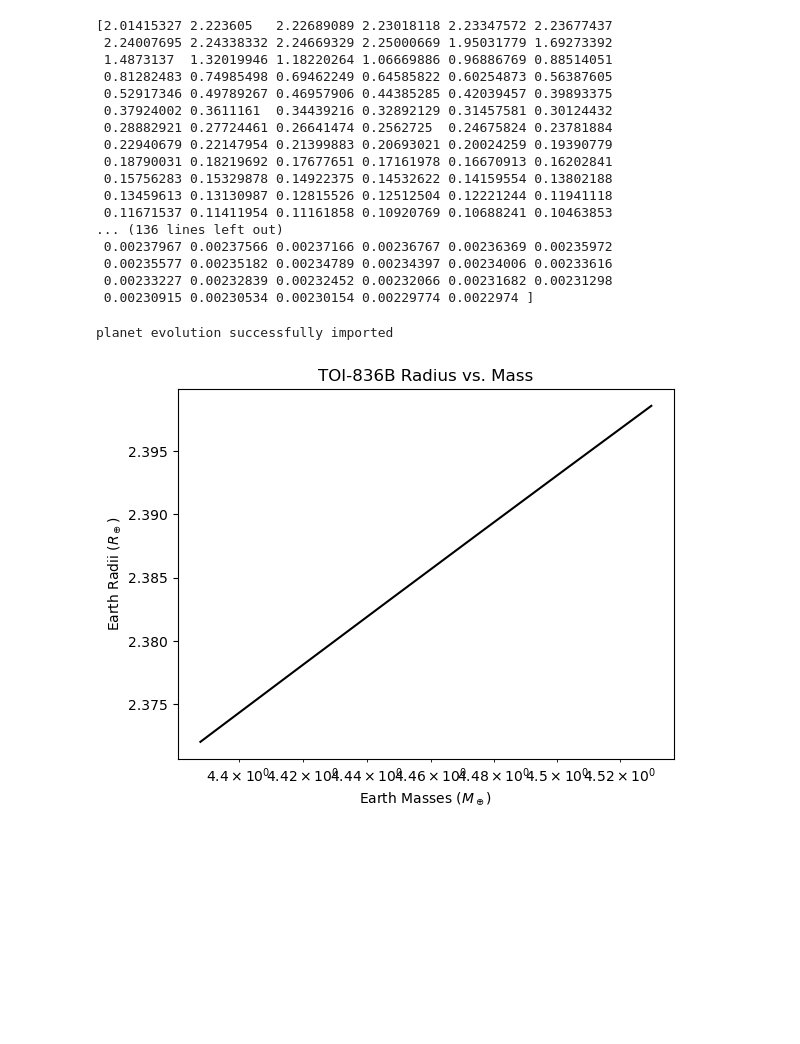
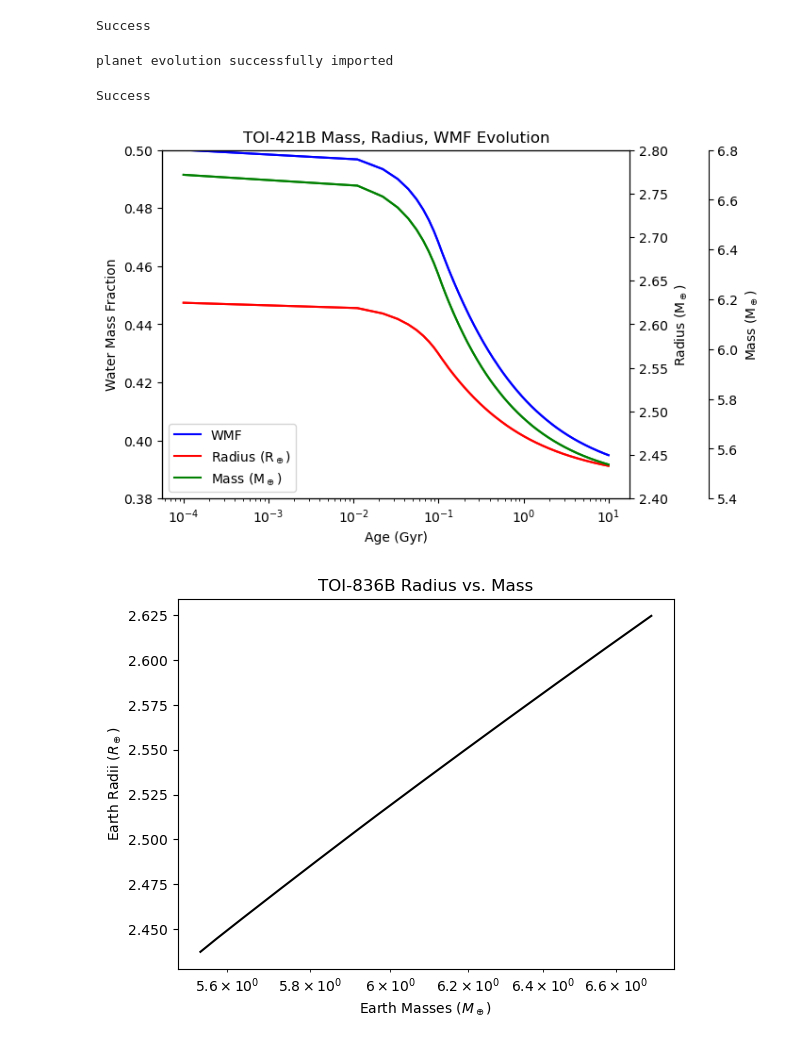
Before and after one commit to an0wen/astro9-w25-steamworldsloss, a Jupyter notebook: planet_evolution_AC.ipynb, the cells around one changed output. Cells and saved outputs as stored; diff of their text form; code cells hidden in the pictures; blank space fills up the shorter version.

```diff
--- a/planet_evolution_AC.ipynb
+++ b/planet_evolution_AC.ipynb
@@ -154,24 +151,11 @@ np.savetxt("./data/evolution_TOI-1075b_AC.dat", np.c_[time_array, mp_array, rp_a
 #print(rp_array/R_ea)
 #print(X_array)
 #print(error_array)
-print(ml_array*(Gyr*yr)/M_ea)
+#print(ml_array*(Gyr*yr)/M_ea)
-# %% [output]
-[2.01415327 2.223605   2.22689089 2.23018118 2.23347572 2.23677437
- 2.24007695 2.24338332 2.24669329 2.25000669 1.95031779 1.69273392
- 1.4873137  1.32019946 1.18220264 1.06669886 0.96886769 0.88514051
- 0.81282483 0.74985498 0.69462249 0.64585822 0.60254873 0.56387605
- 0.52917346 0.49789267 0.46957906 0.44385285 0.42039457 0.39893375
- 0.37924002 0.3611161  0.34439216 0.32892129 0.31457581 0.30124432
- 0.28882921 0.27724461 0.26641474 0.2562725  0.24675824 0.23781884
- 0.22940679 0.22147954 0.21399883 0.20693021 0.20024259 0.19390779
- 0.18790031 0.18219692 0.17677651 0.17161978 0.16670913 0.16202841
- 0.15756283 0.15329878 0.14922375 0.14532622 0.14159554 0.13802188
- 0.13459613 0.13130987 0.12815526 0.12512504 0.12221244 0.11941118
- 0.11671537 0.11411954 0.11161858 0.10920769 0.10688241 0.10463853
-... (136 lines left out)
- 0.00237967 0.00237566 0.00237166 0.00236767 0.00236369 0.00235972
- 0.00235577 0.00235182 0.00234789 0.00234397 0.00234006 0.00233616
- 0.00233227 0.00232839 0.00232452 0.00232066 0.00231682 0.00231298
- 0.00230915 0.00230534 0.00230154 0.00229774 0.0022974 ]
+# %%
+np.savetxt("./data/evolution_TOI-1075b_AC.dat", np.c_[time_array, mp_array, rp_array, X_array, error_array, ml_array], fmt='%.12f')
+print("Success")
+# %% [output]
+Success
 # %%
 #IMPORTING EVOLUTION DATA
@@ -181,12 +165,47 @@ print("planet evolution successfully imported")
 # %% [output]
 planet evolution successfully imported
+# %%
+np.savetxt("./data/evolution_TOI-421b_AC.dat", np.c_[time_array, mp_array, rp_array, X_array, error_array, ml_array], fmt='%.12f')
+print("Success")
+# %% [output]
+Success
+# %%
+fig = plt.figure()
+ax=fig.add_subplot(111)
+ax2=ax.twinx()
+ax3=ax.twinx()
+
+
+ax.set_ylim(0.38,0.5)
+ax2.set_ylim(2.4,2.8)
+ax3.set_ylim(5.4,6.8)
+ax.plot(time_array/(Gyr*yr), (X_array), color="blue", linestyle="-", label="WMF")
+ax2.plot(time_array/(Gyr*yr), (rp_array/R_ea), color="red", linestyle="-", label="Radius ($R_\\oplus$)")
+ax3.plot(time_array/(Gyr*yr), (mp_array/M_ea), color="green", linestyle="-", label="Mass ($M_\\oplus$)")
+
+p1=ax.plot(time_array/(Gyr*yr), (X_array), color="blue", linestyle="-", label="WMF")
+p2=ax2.plot(time_array/(Gyr*yr), (rp_array/R_ea), color="red", linestyle="-", label="Radius ($R_\\oplus$)")
+p3=ax3.plot(time_array/(Gyr*yr), (mp_array/M_ea), color="green", linestyle="-", label="Mass ($M_\\oplus$)")
+
+plt.xscale("log")
+plt.title("TOI-421B Mass, Radius, WMF Evolution")
+plt.xlabel("Age (Gyr)")
+ax.set_xlabel("Age (Gyr)")
+ax.set_ylabel("Water Mass Fraction")
+ax2.set_ylabel("Radius ($M_\\oplus$)")
+ax3.set_ylabel("Mass ($M_\\oplus$)")
+ax3.spines['right'].set_position(('outward',60))
+ax.legend(handles=p1+p2+p3, loc='lower left')
+plt.show()
+# %% [output]
+[figure, new version]
 # %%
-plt.plot((list_planetevo_m/M_ea), (list_planetevo_r/R_ea), color="black", linestyle="-", label="Simulated Planet")
+plt.plot((mp_array/M_ea), (rp_array/R_ea), color="black", linestyle="-", label="Simulated Planet")
 plt.xscale("log")
 plt.title("TOI-836B Radius vs. Mass")
 plt.xlabel("Earth Masses ($M_\\oplus$)")
 plt.ylabel("Earth Radii ($R_\\oplus$)")
 plt.show()
 # %% [output]
-[figure, old version]
+[figure, new version]
 # %%
```
Also changed, not shown: parts of 11 cells of this notebook.
